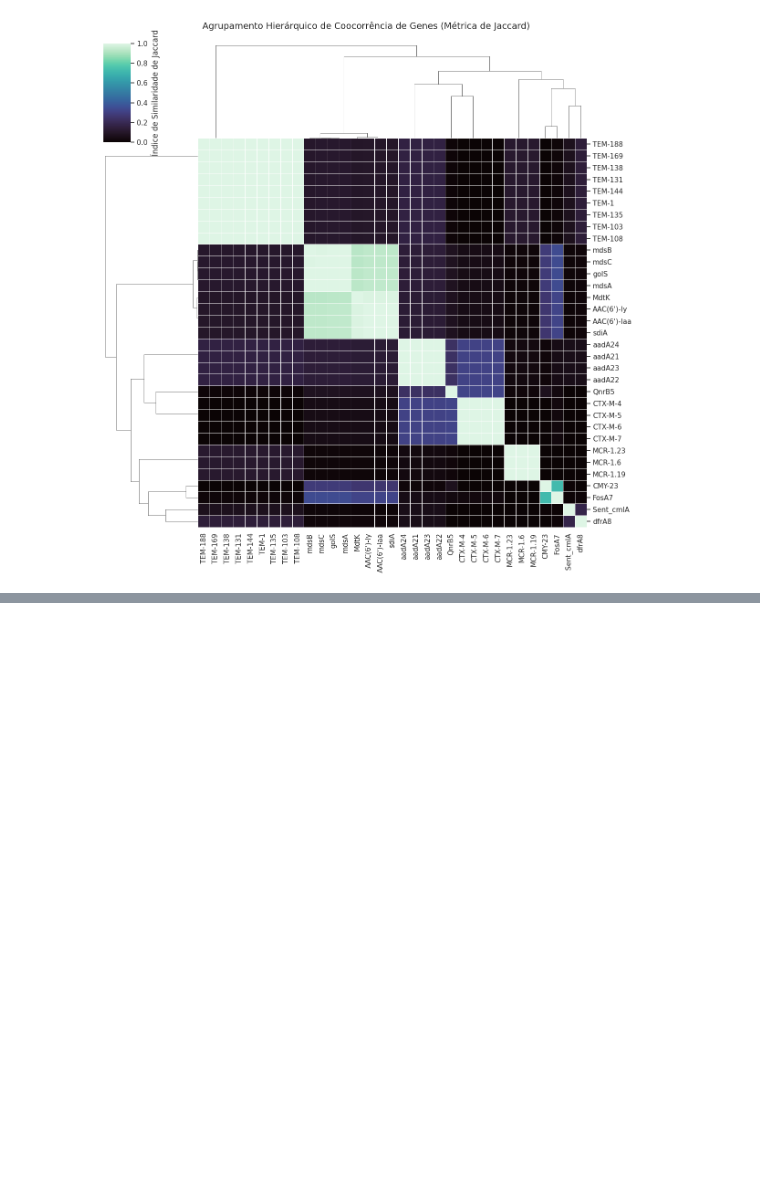
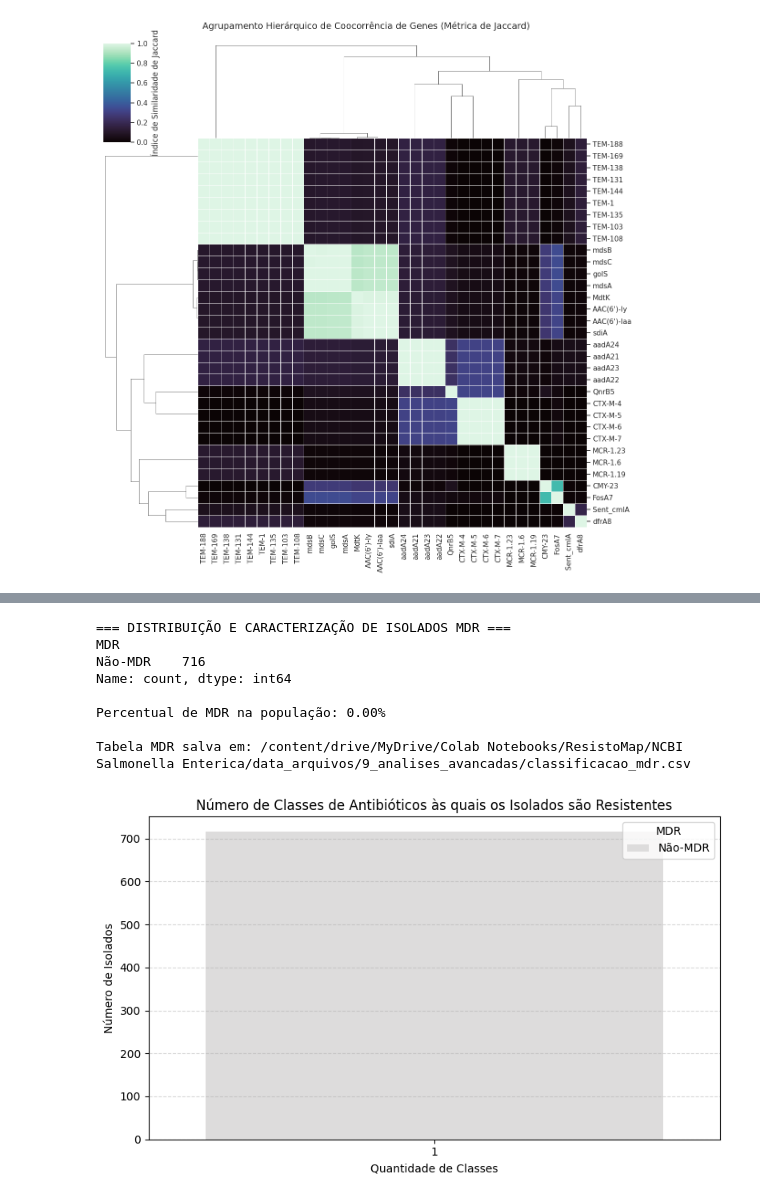
Before and after one commit to Nathanamarante/ResistoMap, a Jupyter notebook: ResistoMap.ipynb, the cells around one changed output, grey strips where cells are left out. Saved outputs shown, nothing was run; the diff lists cells and outputs as text; code cells hidden in the pictures; blank space fills up the shorter version.

```diff
--- a/ResistoMap.ipynb
+++ b/ResistoMap.ipynb
@@ -2102,0 +2114,73 @@ plt.show()
+# %%
+
+# --- CONFIGURAÇÃO DE CAMINHOS ---
+pasta_dados = "/content/drive/MyDrive/Colab Notebooks/ResistoMap/NCBI Salmonella Enterica/data_arquivos"
+caminho_matriz = os.path.join(pasta_dados, "7_matriz_presenca_ausencia", "matriz_presenca_ausencia_amr.csv")
+caminho_metadados = os.path.join(pasta_dados, "5_remoção_duplicatas", "remoção_duplicatas.csv")
+caminho_card_ref = "/content/drive/MyDrive/Colab Notebooks/ResistoMap/CARD Dataset (Referência)/Cruzamento de IDs extraídos/Referências CARD/referencia_card_salmonella.csv"
+
+pasta_saida_avancada = os.path.join(pasta_dados, "9_analises_avancadas")
+os.makedirs(pasta_saida_avancada, exist_ok=True)
+
+# Carregar matriz AMR e metadados de referência
+matriz_amr = pd.read_csv(caminho_matriz, index_col="BioSample")
+card_ref = pd.read_csv(caminho_card_ref)
+
+# Reconstruir o mapeamento de classes para realizar o agrupamento por amostra
+mapeamento_droga = {}
+for _, row in card_ref.iterrows():
+    header = row.get("fasta_header")
+    drug_class = row.get("Drug Class", "Desconhecido")
+    if pd.notna(header) and pd.notna(drug_class):
+        mapeamento_droga[header] = drug_class
+
+# Construir matriz por classe de droga (presença binária por classe)
+matriz_classes = pd.DataFrame(index=matriz_amr.index)
+for gene_col in matriz_amr.columns:
+    classe_str = mapeamento_droga.get(gene_col, "Outros/Desconhecido")
+    classes_individuais = [c.strip() for c in str(classe_str).split(";") if c.strip()]
+    for cl in classes_individuais:
+        if cl not in matriz_classes.columns:
+            matriz_classes[cl] = matriz_amr[gene_col]
+        else:
+            matriz_classes[cl] = (matriz_classes[cl] | matriz_amr[gene_col])
+
+# Calcular o número de classes de antibióticos por isolado
+classes_por_isolado = matriz_classes.sum(axis=1)
+
+# Definir MDR: resistente a 3 ou mais classes de antimicrobianos
+df_mdr = pd.DataFrame({
+    "BioSample": matriz_amr.index,
+    "N_Classes_Resistentes": classes_por_isolado.values,
+    "MDR": (classes_por_isolado >= 3).map({True: "MDR", False: "Não-MDR"})
+})
+
+# Exibir estatísticas gerais de MDR
+print("=== DISTRIBUIÇÃO E CARACTERIZAÇÃO DE ISOLADOS MDR ===")
+print(df_mdr["MDR"].value_counts())
+print(f"\nPercentual de MDR na população: {(df_mdr['MDR'] == 'MDR').mean() * 100:.2f}%")
+
+# Salvar a tabela de classificação MDR
+caminho_mdr_csv = os.path.join(pasta_saida_avancada, "classificacao_mdr.csv")
+df_mdr.to_csv(caminho_mdr_csv, index=False)
+print(f"\nTabela MDR salva em: {caminho_mdr_csv}")
+
+# Plot da distribuição de classes resistentes
+plt.figure(figsize=(8, 5))
+sns.countplot(x="N_Classes_Resistentes", hue="MDR", data=df_mdr, palette="coolwarm", dodge=False)
+plt.title("Número de Classes de Antibióticos às quais os Isolados são Resistentes")
+plt.xlabel("Quantidade de Classes")
+plt.ylabel("Número de Isolados")
+plt.grid(axis='y', linestyle='--', alpha=0.5)
+plt.tight_layout()
+plt.show()
+# %% [output]
+=== DISTRIBUIÇÃO E CARACTERIZAÇÃO DE ISOLADOS MDR ===
+MDR
+Não-MDR    716
+Name: count, dtype: int64
+
+Percentual de MDR na população: 0.00%
+
+Tabela MDR salva em: /content/drive/MyDrive/Colab Notebooks/ResistoMap/NCBI Salmonella Enterica/data_arquivos/9_analises_avancadas/classificacao_mdr.csv
+[figure, added]
```
Also changed, not shown: parts of 13 cells of this notebook.
